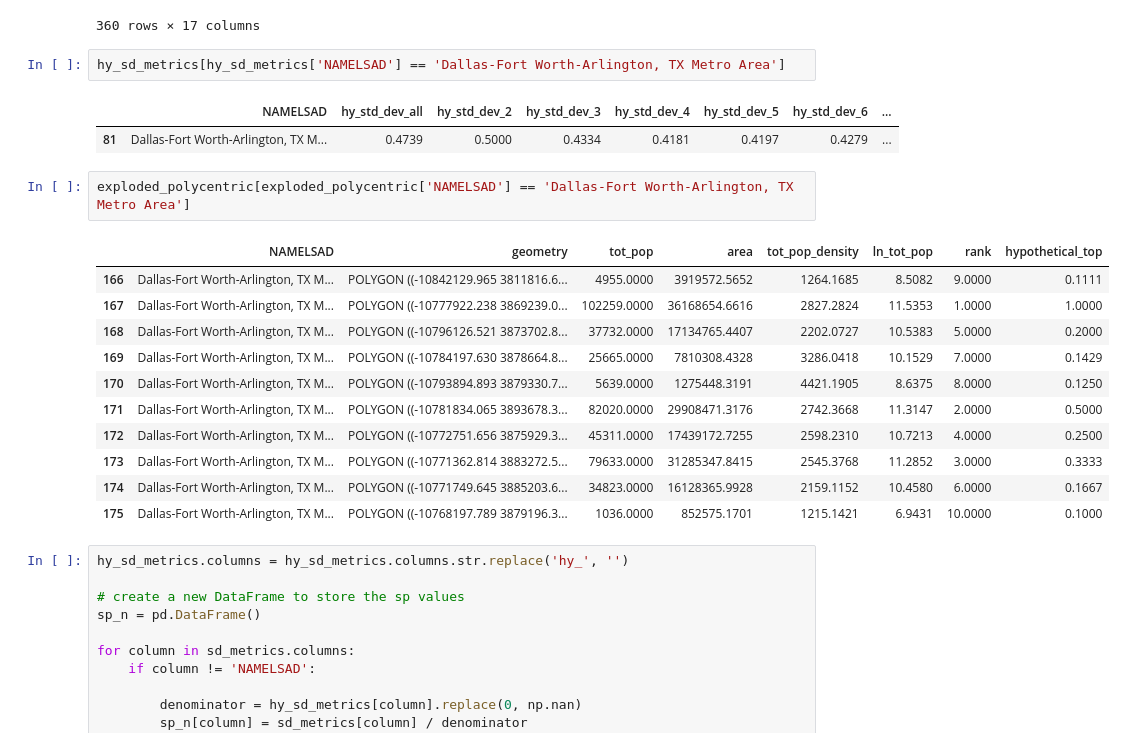
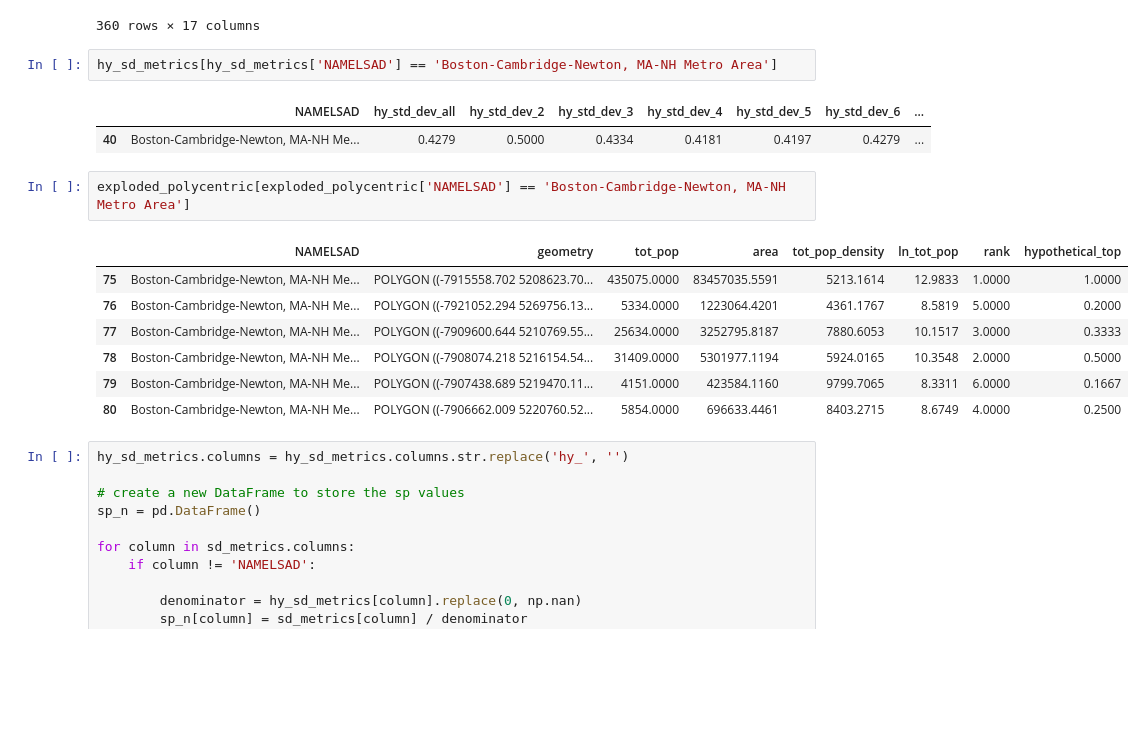
Before and after one commit to HOUPU1993/Polymetric-and-Monometric-analysis, a Jupyter notebook: Polymcentric and Monocentric analysis.ipynb, the cells around one changed output. Drawn from its saved outputs; the diff is of its cells as text; blank space fills up the shorter version.

```diff
--- a/Polymcentric and Monocentric analysis.ipynb
+++ b/Polymcentric and Monocentric analysis.ipynb
@@ -961,24 +945,20 @@ hy_sd_metrics
 | 359 | Yuma, AZ Metro Area | 0.0000 | NaN | NaN | NaN | NaN | NaN | ... |
 360 rows × 17 columns
 # %%
-hy_sd_metrics[hy_sd_metrics['NAMELSAD'] == 'Dallas-Fort Worth-Arlington, TX Metro Area']
+hy_sd_metrics[hy_sd_metrics['NAMELSAD'] == 'Boston-Cambridge-Newton, MA-NH Metro Area']
 # %% [output]
 |  | NAMELSAD | hy_std_dev_all | hy_std_dev_2 | hy_std_dev_3 | hy_std_dev_4 | hy_std_dev_5 | hy_std_dev_6 | ... |
-| 81 | Dallas-Fort Worth-Arlington, TX M... | 0.4739 | 0.5000 | 0.4334 | 0.4181 | 0.4197 | 0.4279 | ... |
+| 40 | Boston-Cambridge-Newton, MA-NH Me... | 0.4279 | 0.5000 | 0.4334 | 0.4181 | 0.4197 | 0.4279 | ... |
 # %%
-exploded_polycentric[exploded_polycentric['NAMELSAD'] == 'Dallas-Fort Worth-Arlington, TX Metro Area']
+exploded_polycentric[exploded_polycentric['NAMELSAD'] == 'Boston-Cambridge-Newton, MA-NH Metro Area']
 # %% [output]
 |  | NAMELSAD | geometry | tot_pop | area | tot_pop_density | ln_tot_pop | rank | hypothetical_top |
-| 166 | Dallas-Fort Worth-Arlington, TX M... | POLYGON ((-10842129.965 3811816.6... | 4955.0000 | 3919572.5652 | 1264.1685 | 8.5082 | 9.0000 | 0.1111 |
-| 167 | Dallas-Fort Worth-Arlington, TX M... | POLYGON ((-10777922.238 3869239.0... | 102259.0000 | 36168654.6616 | 2827.2824 | 11.5353 | 1.0000 | 1.0000 |
-| 168 | Dallas-Fort Worth-Arlington, TX M... | POLYGON ((-10796126.521 3873702.8... | 37732.0000 | 17134765.4407 | 2202.0727 | 10.5383 | 5.0000 | 0.2000 |
-| 169 | Dallas-Fort Worth-Arlington, TX M... | POLYGON ((-10784197.630 3878664.8... | 25665.0000 | 7810308.4328 | 3286.0418 | 10.1529 | 7.0000 | 0.1429 |
-| 170 | Dallas-Fort Worth-Arlington, TX M... | POLYGON ((-10793894.893 3879330.7... | 5639.0000 | 1275448.3191 | 4421.1905 | 8.6375 | 8.0000 | 0.1250 |
-| 171 | Dallas-Fort Worth-Arlington, TX M... | POLYGON ((-10781834.065 3893678.3... | 82020.0000 | 29908471.3176 | 2742.3668 | 11.3147 | 2.0000 | 0.5000 |
-| 172 | Dallas-Fort Worth-Arlington, TX M... | POLYGON ((-10772751.656 3875929.3... | 45311.0000 | 17439172.7255 | 2598.2310 | 10.7213 | 4.0000 | 0.2500 |
-| 173 | Dallas-Fort Worth-Arlington, TX M... | POLYGON ((-10771362.814 3883272.5... | 79633.0000 | 31285347.8415 | 2545.3768 | 11.2852 | 3.0000 | 0.3333 |
-| 174 | Dallas-Fort Worth-Arlington, TX M... | POLYGON ((-10771749.645 3885203.6... | 34823.0000 | 16128365.9928 | 2159.1152 | 10.4580 | 6.0000 | 0.1667 |
-| 175 | Dallas-Fort Worth-Arlington, TX M... | POLYGON ((-10768197.789 3879196.3... | 1036.0000 | 852575.1701 | 1215.1421 | 6.9431 | 10.0000 | 0.1000 |
+| 75 | Boston-Cambridge-Newton, MA-NH Me... | POLYGON ((-7915558.702 5208623.70... | 435075.0000 | 83457035.5591 | 5213.1614 | 12.9833 | 1.0000 | 1.0000 |
+| 76 | Boston-Cambridge-Newton, MA-NH Me... | POLYGON ((-7921052.294 5269756.13... | 5334.0000 | 1223064.4201 | 4361.1767 | 8.5819 | 5.0000 | 0.2000 |
+| 77 | Boston-Cambridge-Newton, MA-NH Me... | POLYGON ((-7909600.644 5210769.55... | 25634.0000 | 3252795.8187 | 7880.6053 | 10.1517 | 3.0000 | 0.3333 |
+| 78 | Boston-Cambridge-Newton, MA-NH Me... | POLYGON ((-7908074.218 5216154.54... | 31409.0000 | 5301977.1194 | 5924.0165 | 10.3548 | 2.0000 | 0.5000 |
+| 79 | Boston-Cambridge-Newton, MA-NH Me... | POLYGON ((-7907438.689 5219470.11... | 4151.0000 | 423584.1160 | 9799.7065 | 8.3311 | 6.0000 | 0.1667 |
+| 80 | Boston-Cambridge-Newton, MA-NH Me... | POLYGON ((-7906662.009 5220760.52... | 5854.0000 | 696633.4461 | 8403.2715 | 8.6749 | 4.0000 | 0.2500 |
 # %%
 hy_sd_metrics.columns = hy_sd_metrics.columns.str.replace('hy_', '')
 
```
Also changed, not shown: parts of 23 cells of this notebook, 6 other files.
